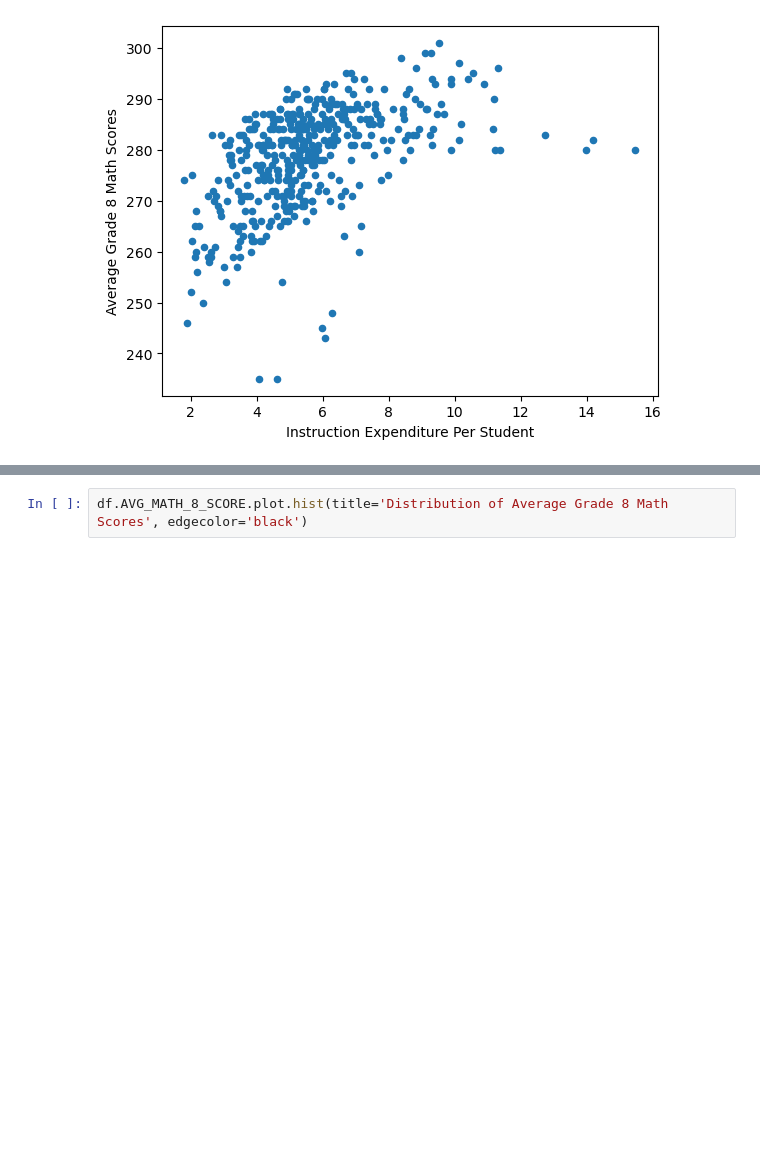
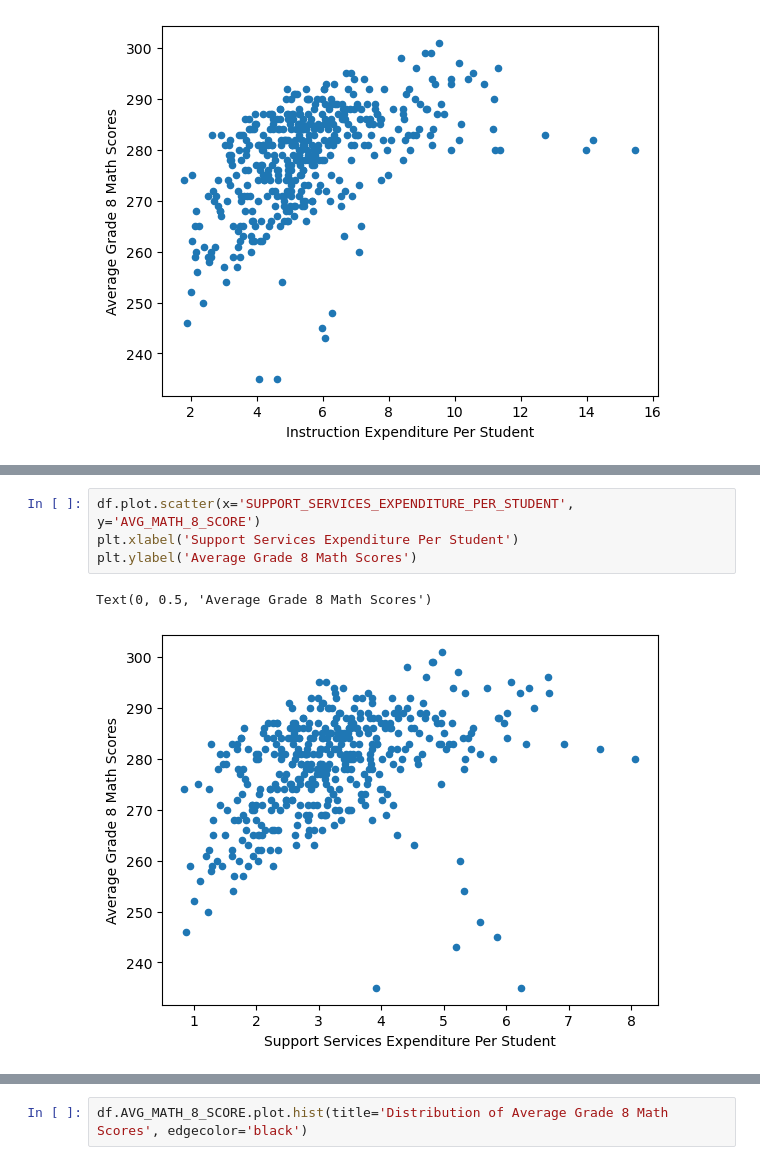
Before and after one commit to zacharyl11/MDST-Onboarding-Zachary-Lin, a Jupyter notebook: tutorial1/checkpoint1.ipynb, the cells around one changed output, grey strips where cells are left out. Saved outputs shown, nothing was run; the diff lists cells and outputs as text; blank space fills up the shorter version.

```diff
--- a/tutorial1/checkpoint1.ipynb
+++ b/tutorial1/checkpoint1.ipynb
@@ -231,0 +234,7 @@ Text(0, 0.5, 'Average Grade 8 Math Scores')
+# %%
+df.plot.scatter(x='SUPPORT_SERVICES_EXPENDITURE_PER_STUDENT', y='AVG_MATH_8_SCORE')
+plt.xlabel('Support Services Expenditure Per Student')
+plt.ylabel('Average Grade 8 Math Scores')
+# %% [output]
+Text(0, 0.5, 'Average Grade 8 Math Scores')
+[figure, added]
```
Also changed, not shown: parts of 11 cells of this notebook.
